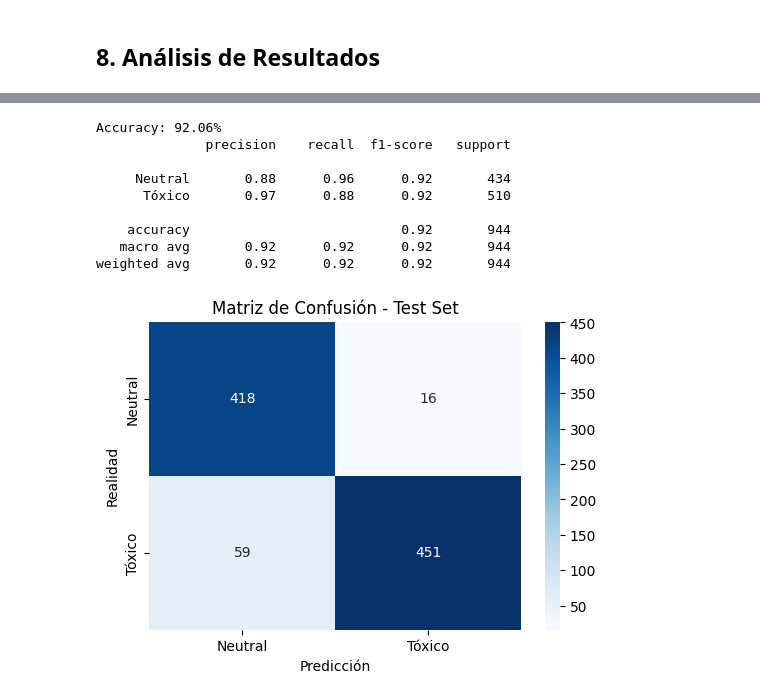
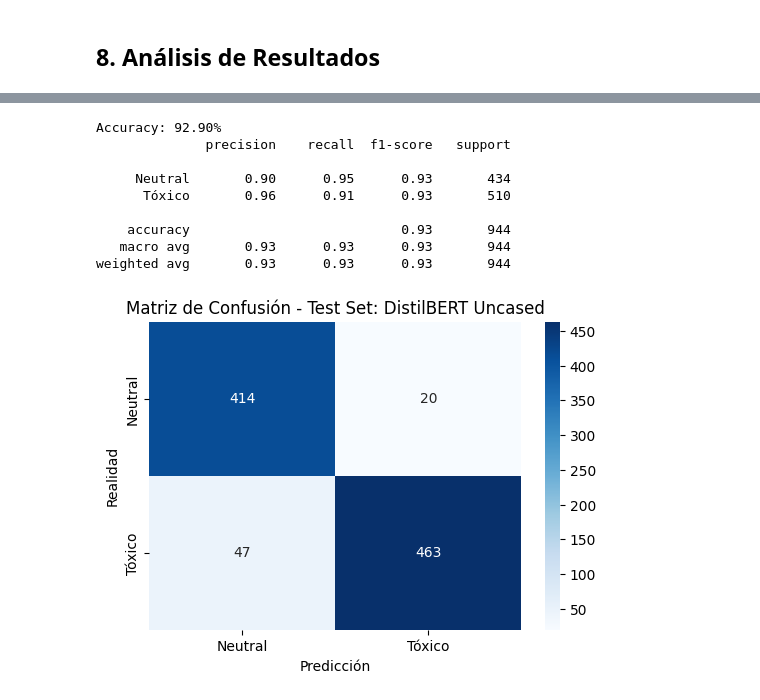
Before and after one commit to javiers2004/FPLN-DetoxificationMessages, a Jupyter notebook: entrega3.ipynb, the cells around one changed output, grey strips where cells are left out. Drawn from its saved outputs; the diff is of its cells as text; code cells hidden in the pictures.

Commit message:
acabado + test set

```diff
--- a/entrega3.ipynb
+++ b/entrega3.ipynb
@@ -356,9 +350,9 @@ class CNNClassifier(nn.Module):
         return self.sigmoid(self.fc(out)).squeeze()
 
 # Función para entrenar y evaluar el modelo. En cada época se entrena y luego se evalúa en el conjunto de prueba, con 5 épocas el modelo alcanza una buena accuracy.
-def train_evaluate(model, train_loader, val_loader, epochs=5):
+def train_evaluate(model, train_loader, val_loader, epochs=5, lr=0.001):
     criterion = nn.BCELoss()    # Función de pérdida para clasificación binaria (puesto que la salida es entre 0 y 1)
-    optimizer = optim.Adam(model.parameters(), lr=0.001)    # Optimizador Adam con tasa de aprendizaje 0.001
+    optimizer = optim.Adam(model.parameters(), lr=lr)    # Optimizador Adam con tasa de aprendizaje 0.001
 
     for epoch in range(epochs):
         # ENTRENAMIENTO
@@ -734,7 +729,7 @@ class BertClassifierWrapper(nn.Module):
 # %%
 MAX_LEN = 128
 BATCH_SIZE = 32
-EPOCHS = 3
+EPOCHS = 2 # Hemos usado solo 2 epochs, por que sino se llegaba al overfit muy rapido y la prueba en el Test set salia incorrecta (seleccionaba al azar una de las dos clases)
 
 # Función para ejecutar el entrenamiento y evaluación usando un modelo de Hugging Face con PyTorch
 def execute_and_evaluate_pytorch_hf(model_name_hf, description, X_train, y_train, X_test, y_test, train_evaluate_func):
@@ -763,9 +758,11 @@ def execute_and_evaluate_pytorch_hf(model_name_hf, description, X_train, y_train
 
     # 4. ENTRENAMIENTO (Llama a tu función sin modificar)
     print(f"Iniciando Fine-Tuning de {description} usando la función 'train_evaluate'...")
-    train_evaluate_func(model, train_loader, val_loader, epochs=EPOCHS)
+    train_evaluate_func(model, train_loader, val_loader, epochs=EPOCHS, lr=2e-6) # Con mayor lr, overfiteaba muy rapido los modelos
 
     # 5. EVALUACIÓN FINAL (Usando el modelo envuelto)
+    device = torch.device('cuda' if torch.cuda.is_available() else 'cpu')
+    model.to(device)
     model.eval()
     correct = 0
     total = 0
@@ -787,7 +784,7 @@ def execute_and_evaluate_pytorch_hf(model_name_hf, description, X_train, y_train
     print(f"Aciertos: {aciertos} de {total_muestras}")
     print(f"Precisión (Accuracy): {accuracy:.2%}\n")
 
-    return accuracy
+    return model, accuracy
 # %%
 # --- EJECUCIÓN DEL REQUISITO: Comparar al menos dos embeddings contextuales ---
 
@@ -805,8 +802,11 @@ X_test = val_df[TEXT_COLUMN]
 y_test = val_df[LABEL_COLUMN]
 resultados_contextuales_pt = {}
 
+model_distilbert_uncased = None
+model_bert_base_cased = None
+
 for desc, model_hf in MODELOS_CONTEXTUALES.items():
-    acc = execute_and_evaluate_pytorch_hf(
+    current_model, acc = execute_and_evaluate_pytorch_hf(
         model_hf,
         desc,
         X_train,
@@ -815,6 +815,11 @@ for desc, model_hf in MODELOS_CONTEXTUALES.items():
         y_test,
         train_evaluate
     )
+    if desc == "DistilBERT_Uncased":
+        model_distilbert_uncased = current_model
+    else:
+        model_bert_base_cased = current_model
+
     resultados_contextuales_pt[desc] = {'Accuracy': acc}
 
 # --- RESUMEN FINAL ---
@@ -907,57 +904,56 @@ plt.show()
 # %%
-# EVALUACIÓN DEFINITIVA EN TEST - GLOVE FINE-TUNED
-
 from sklearn.metrics import classification_report, accuracy_score, confusion_matrix
 import torch
 import seaborn as sns
 import matplotlib.pyplot as plt
 
 def evaluar_modelo_final(model, test_loader):
+
     model.eval()
-
     all_preds = []
     all_labels = []
 
     with torch.no_grad():
         for X_batch, y_batch in test_loader:
+
+            # La salida del modelo ya es un tensor de probabilidad gracias al Wrapper
             outputs = model(X_batch)
 
             # Convertir probabilidad a clase (0 o 1)
             predicted = (outputs > 0.5).float()
 
-            # Guardar resultados
+            # Guardar resultados (móviles de vuelta a la CPU para numpy/sklearn)
             all_preds.extend(predicted.cpu().numpy())
             all_labels.extend(y_batch.cpu().numpy())
 
     # 3. Calcular métricas con Scikit-Learn
     acc = accuracy_score(all_labels, all_preds)
 
     print(f"Accuracy: {acc:.2%}")
     print(classification_report(all_labels, all_preds, target_names=['Neutral', 'Tóxico']))
 
     cm = confusion_matrix(all_labels, all_preds)
     plt.figure(figsize=(6,4))
     sns.heatmap(cm, annot=True, fmt='d', cmap='Blues', xticklabels=['Neutral', 'Tóxico'], yticklabels=['Neutral', 'Tóxico'])
     plt.ylabel('Realidad')
     plt.xlabel('Predicción')
-    plt.title('Matriz de Confusión - Test Set')
+    plt.title('Matriz de Confusión - Test Set: DistilBERT Uncased')
     plt.show()
 
     return acc
 
-# Evaluar GloVe (tu mejor modelo)
-acc_glove = evaluar_modelo_final(model_glove_finetuned, test_loader)
+acc_distilbert = evaluar_modelo_final(model_glove_finetuned, test_loader)
 # %% [output]
-Accuracy: 92.06%
+Accuracy: 92.90%
               precision    recall  f1-score   support
 
-     Neutral       0.88      0.96      0.92       434
-      Tóxico       0.97      0.88      0.92       510
+     Neutral       0.90      0.95      0.93       434
+      Tóxico       0.96      0.91      0.93       510
 
-    accuracy                           0.92       944
-   macro avg       0.92      0.92      0.92       944
-weighted avg       0.92      0.92      0.92       944
+    accuracy                           0.93       944
+   macro avg       0.93      0.93      0.93       944
+weighted avg       0.93      0.93      0.93       944
-[figure, old version]
+[figure, new version]
 # %% [markdown]
 ## 9. Conclusiones
 
```
Also changed, not shown: parts of 12 cells of this notebook.
